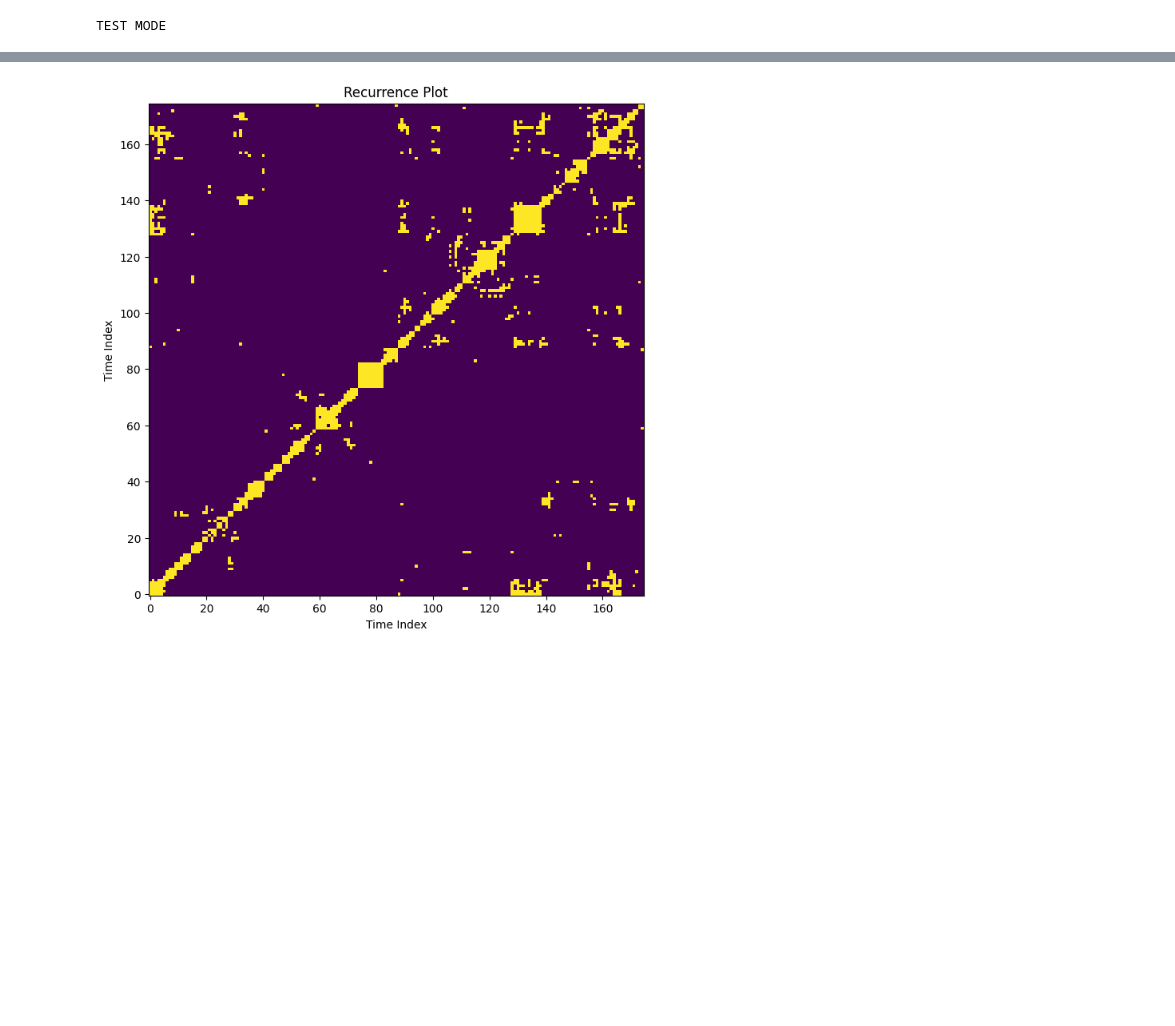
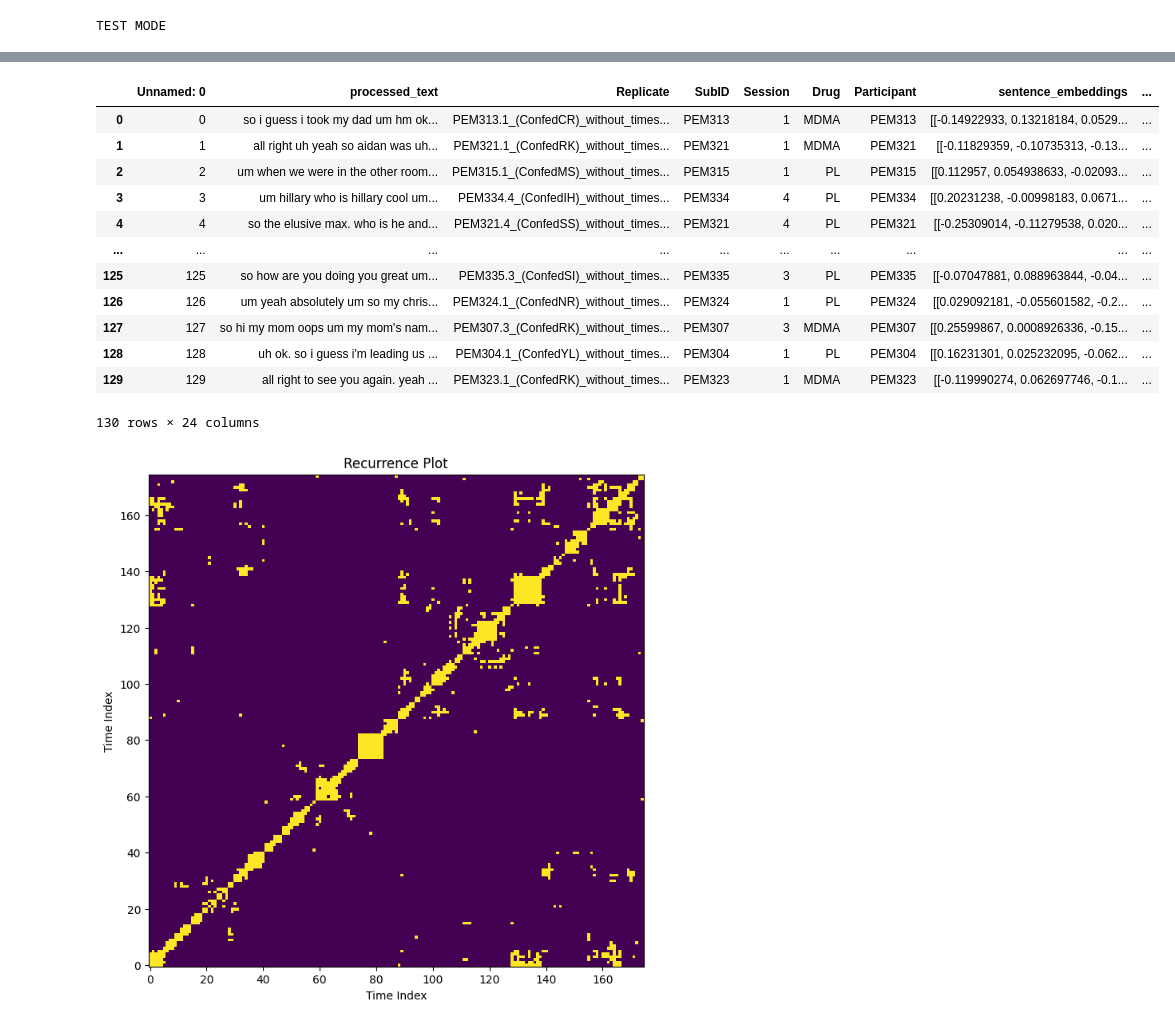
Before and after one commit to Luke-Leckie/PSYCH_SEMANTICS, a Jupyter notebook: trajectory_analysis.ipynb, the cells around one changed output, grey strips where cells are left out. Drawn from its saved outputs; the diff is of its cells as text; code cells hidden in the pictures; blank space fills up the shorter version.

```diff
--- a/trajectory_analysis.ipynb
+++ b/trajectory_analysis.ipynb
@@ -518,17 +519,6 @@ df_SER2 = pd.merge(df_SER2, drug_order[['Session', 'Participant', 'Drug']],
               how='left')
 # %%
 # Helper function for recurrence matrix
-def recurrence_matrix(traj, epsilon=None, distance_method='euclidean'):
-    if distance_method=='manhattan':
-        distances = squareform(pdist(traj, metric='cityblock'))
-    elif distance_method=='cosine':
-        distances = squareform(pdist(traj, metric='cosine'))
-    else:
-        distances = squareform(pdist(traj))
-    if epsilon is None:
-        epsilon = np.percentile(distances, 10)
-    R = (distances <= epsilon)
-    return R.astype(int)
 # %%
 # 3) Define a helper function to transform a single row's embeddings
 #dir_array='/home/ll16598/Documents/POSTDOC/TDA/TDA_cluster/utt_span_vectors_large_model'
@@ -670,0 +736,9 @@ computing euclidean metrics
+# %%
+
+def recurrence_network(traj, epsilon=None, distance_method='euclidean'):
+    # Calculate the recurrence matrix
+    R = recurrence_matrix(traj, epsilon=epsilon, distance_method=distance_method)
+    G = nx.from_numpy_array(R)
+    G.remove_edges_from(nx.selfloop_edges(G))
+
+    return G
@@ -671,3 +922,19 @@ computing euclidean metrics
+# %%
+df_with_graph
+# %% [output]
+|  | Unnamed: 0 | processed_text | Replicate | SubID | Session | Drug | Participant | sentence_embeddings | ... |
+| 0 | 0 | so i guess i took my dad um hm ok... | PEM313.1_(ConfedCR)_without_times... | PEM313 | 1 | MDMA | PEM313 | [[-0.14922933, 0.13218184, 0.0529... | ... |
+| 1 | 1 | all right uh yeah so aidan was uh... | PEM321.1_(ConfedRK)_without_times... | PEM321 | 1 | MDMA | PEM321 | [[-0.11829359, -0.10735313, -0.13... | ... |
+| 2 | 2 | um when we were in the other room... | PEM315.1_(ConfedMS)_without_times... | PEM315 | 1 | PL | PEM315 | [[0.112957, 0.054938633, -0.02093... | ... |
+| 3 | 3 | um hillary who is hillary cool um... | PEM334.4_(ConfedIH)_without_times... | PEM334 | 4 | PL | PEM334 | [[0.20231238, -0.00998183, 0.0671... | ... |
+| 4 | 4 | so the elusive max. who is he and... | PEM321.4_(ConfedSS)_without_times... | PEM321 | 4 | PL | PEM321 | [[-0.25309014, -0.11279538, 0.020... | ... |
+| ... | ... | ... | ... | ... | ... | ... | ... | ... | ... |
+| 125 | 125 | so how are you doing you great um... | PEM335.3_(ConfedSI)_without_times... | PEM335 | 3 | PL | PEM335 | [[-0.07047881, 0.088963844, -0.04... | ... |
+| 126 | 126 | um yeah absolutely um so my chris... | PEM324.1_(ConfedNR)_without_times... | PEM324 | 1 | PL | PEM324 | [[0.029092181, -0.055601582, -0.2... | ... |
+| 127 | 127 | so hi my mom oops um my mom's nam... | PEM307.3_(ConfedRK)_without_times... | PEM307 | 3 | MDMA | PEM307 | [[0.25599867, 0.0008926336, -0.15... | ... |
+| 128 | 128 | uh ok. so i guess i'm leading us ... | PEM304.1_(ConfedYL)_without_times... | PEM304 | 1 | PL | PEM304 | [[0.16231301, 0.025232095, -0.062... | ... |
+| 129 | 129 | all right to see you again. yeah ... | PEM323.1_(ConfedRK)_without_times... | PEM323 | 1 | MDMA | PEM323 | [[-0.119990274, 0.062697746, -0.1... | ... |
+130 rows × 24 columns
 # %%
 import numpy as np
 import matplotlib.pyplot as plt
```
Also changed, not shown: parts of 5 cells of this notebook, 2 other files.
